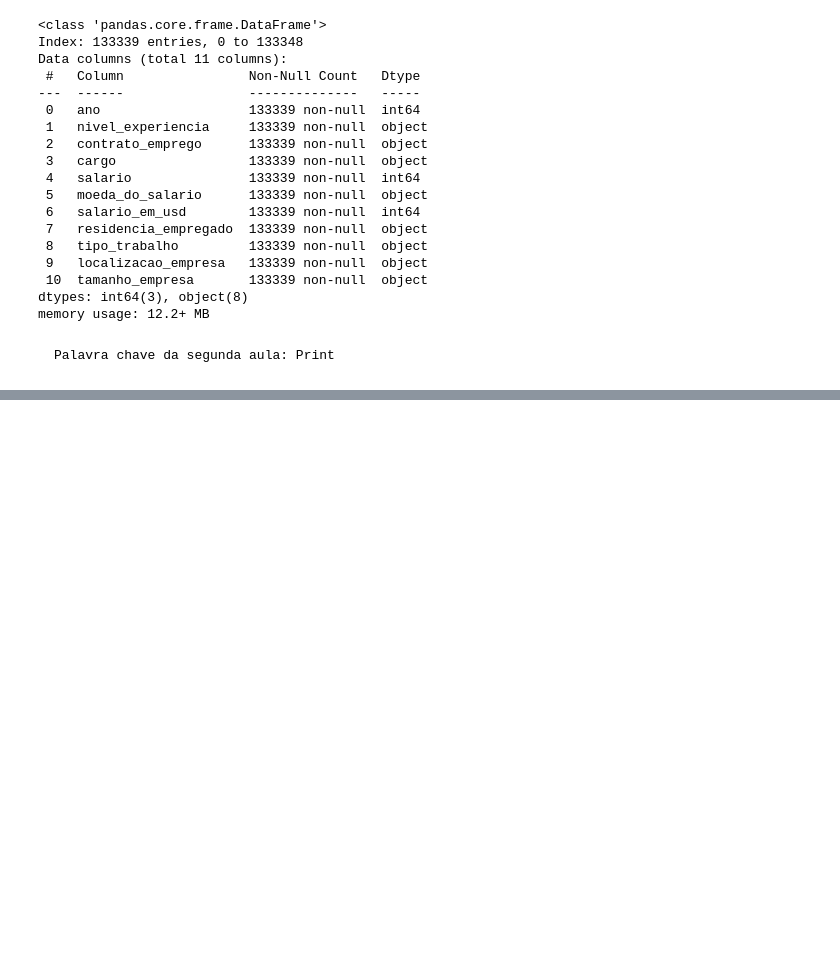
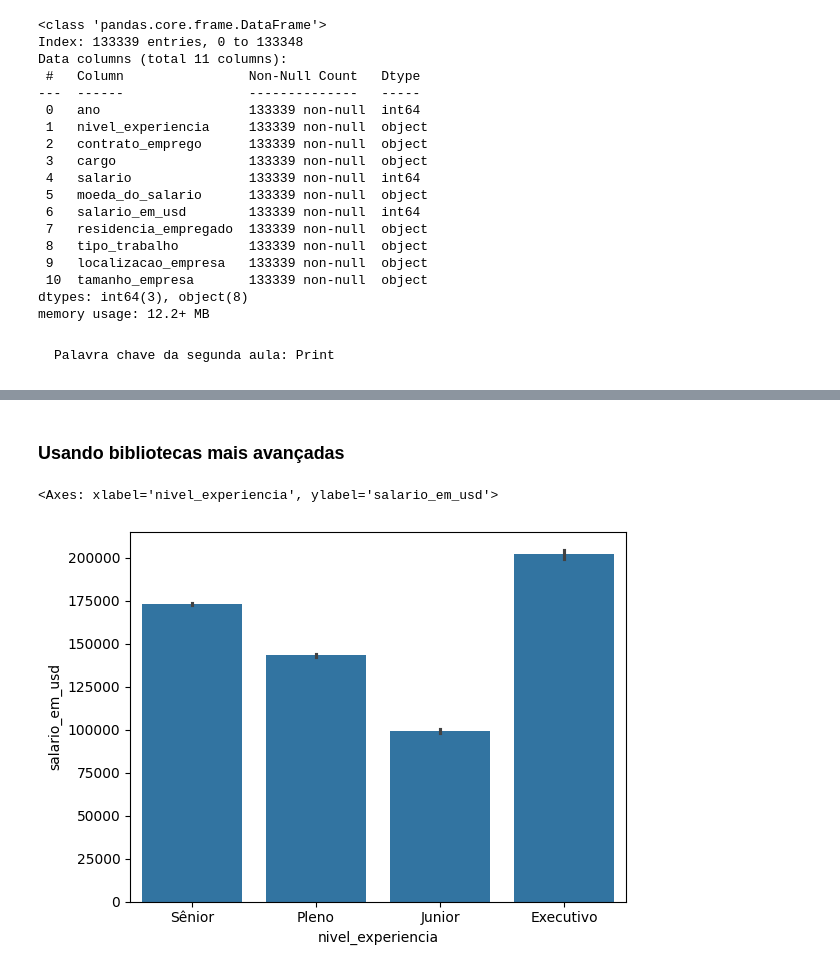
Before and after one commit to brunomartins009/Imersao-em-dados-com-Python---Alura, a Jupyter notebook: Código fonte/main.ipynb, the cells around one changed output, grey strips where cells are left out. Saved outputs shown, nothing was run; the diff lists cells and outputs as text; code cells hidden in the pictures; blank space fills up the shorter version.

```diff
--- a/Código fonte/main.ipynb
+++ b/Código fonte/main.ipynb
@@ -440,0 +461,9 @@ memory usage: 12.2+ MB
+# %% [markdown]
+### Usando bibliotecas mais avançadas
+# %%
+import seaborn as sns
+
+sns.barplot(data=df_limpo, x='nivel_experiencia', y='salario_em_usd')
+# %% [output]
+<Axes: xlabel='nivel_experiencia', ylabel='salario_em_usd'>
+[figure, added]
```
Also changed, not shown: parts of 45 cells of this notebook, 1 other file.
